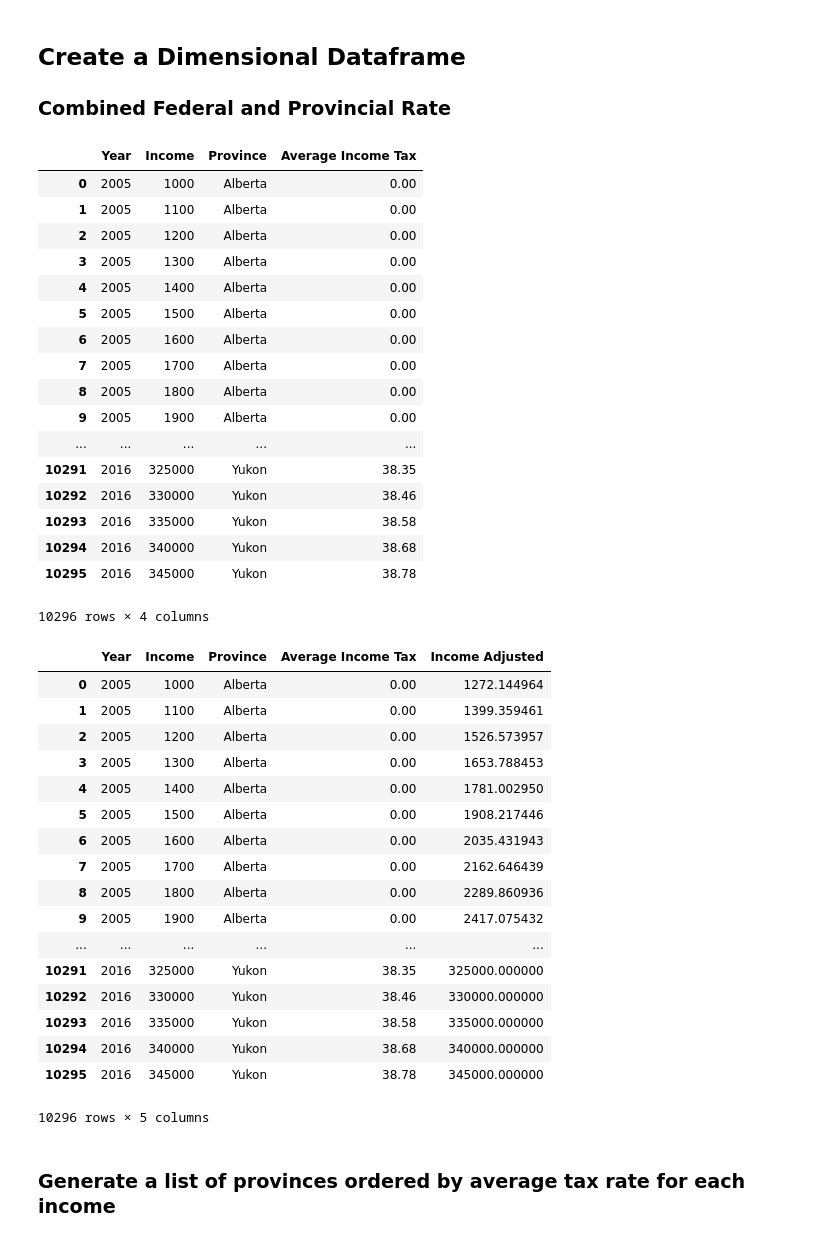
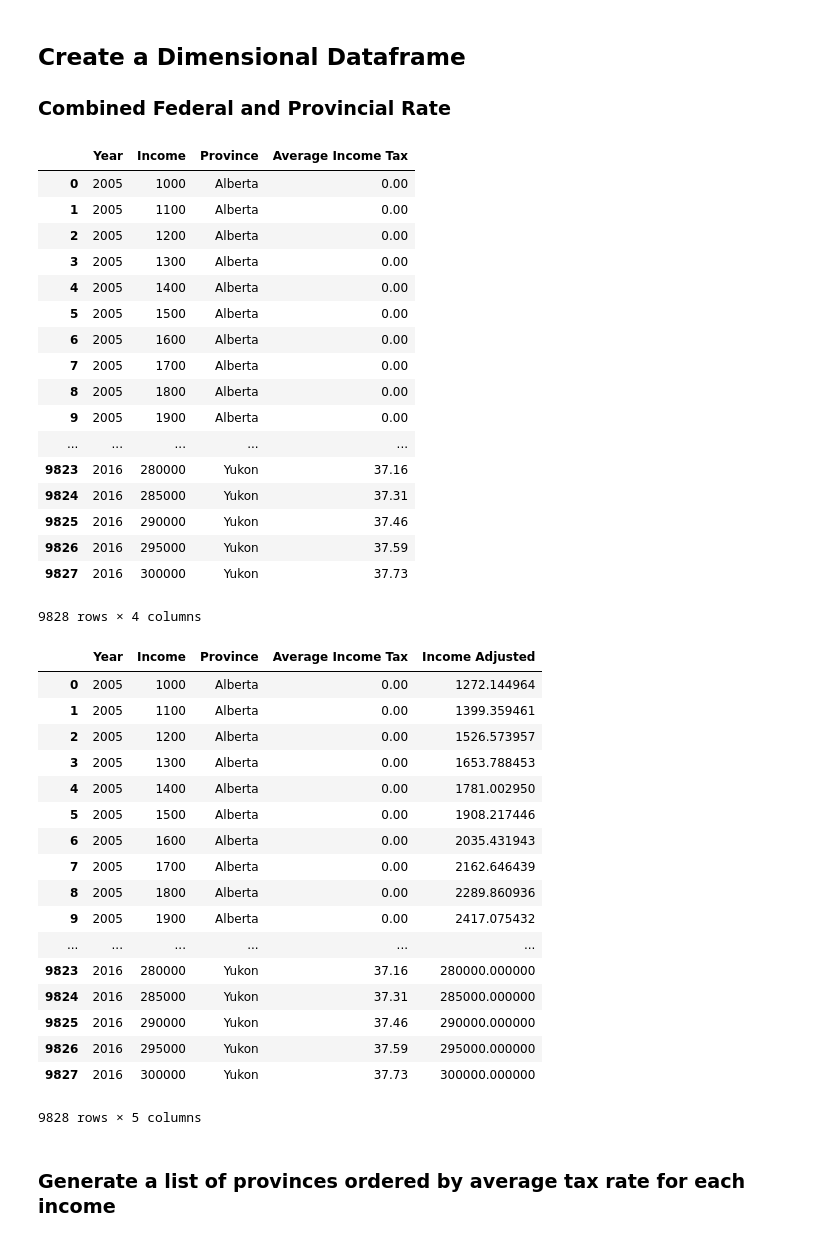
Before and after one commit to CitizensCode/CanadianIncomeTaxes, a Jupyter notebook: Canadian Tax Analysis.ipynb, the cells around one changed output. Cells and saved outputs as stored; diff of their text form; code cells hidden in the pictures.

```diff
--- a/Canadian Tax Analysis.ipynb
+++ b/Canadian Tax Analysis.ipynb
@@ -210,7 +210,7 @@ print qpip_amount
 from itertools import chain
 # Gets the average tax paid for a number of incomes for a given province in a given year
 def provAvgs(province, year_data, year):
-    incomeList = chain(range(1000, 10000, 100), range(10000, 60000, 1000), range(60000, 350000, 5000))
+    incomeList = chain(range(1000, 10000, 100), range(10000, 60000, 1000), range(60000, 305000, 5000))
     return [getAvgRate(province, income, year_data) for income in incomeList]
 # %%
 def processYear(year_data, year):
@@ -313,32 +260,32 @@ def createYearDfCombined(year):
 # %%
 years = ["2005", "2014", "2015", "2016"]
 array_of_dfs = []
 for year in years:
     avg_rates_combined = createYearDfCombined(year)
     df = pd.melt(avg_rates_combined, id_vars=["Year", "Income"], var_name="Province", value_name="Average Income Tax")
     array_of_dfs.append(df)
 merged_data = pd.concat(array_of_dfs, ignore_index=True, axis=0)
-# merged_data.to_csv(path_or_buf="./MiscData/AvgRatesCombined.csv", index=False)
+merged_data.to_csv(path_or_buf="./MiscData/AvgRatesCombined.csv", index=False)
 merged_data
 # %% [output]
 |  | Year | Income | Province | Average Income Tax |
 | 0 | 2005 | 1000 | Alberta | 0.00 |
 | 1 | 2005 | 1100 | Alberta | 0.00 |
 | 2 | 2005 | 1200 | Alberta | 0.00 |
 | 3 | 2005 | 1300 | Alberta | 0.00 |
 | 4 | 2005 | 1400 | Alberta | 0.00 |
 | 5 | 2005 | 1500 | Alberta | 0.00 |
 | 6 | 2005 | 1600 | Alberta | 0.00 |
 | 7 | 2005 | 1700 | Alberta | 0.00 |
 | 8 | 2005 | 1800 | Alberta | 0.00 |
 | 9 | 2005 | 1900 | Alberta | 0.00 |
 | ... | ... | ... | ... | ... |
-| 10291 | 2016 | 325000 | Yukon | 38.35 |
-| 10292 | 2016 | 330000 | Yukon | 38.46 |
-| 10293 | 2016 | 335000 | Yukon | 38.58 |
-| 10294 | 2016 | 340000 | Yukon | 38.68 |
-| 10295 | 2016 | 345000 | Yukon | 38.78 |
+| 9823 | 2016 | 280000 | Yukon | 37.16 |
+| 9824 | 2016 | 285000 | Yukon | 37.31 |
+| 9825 | 2016 | 290000 | Yukon | 37.46 |
+| 9826 | 2016 | 295000 | Yukon | 37.59 |
+| 9827 | 2016 | 300000 | Yukon | 37.73 |
-10296 rows × 4 columns
+9828 rows × 4 columns
 # %%
 bracket = {"2016": 45282, "2015": 44701, "2014": 43953, "2005": 35595}
 merged_data_adjusted = merged_data.copy()
@@ -362,12 +309,12 @@ merged_data_adjusted
 | 8 | 2005 | 1800 | Alberta | 0.00 | 2289.860936 |
 | 9 | 2005 | 1900 | Alberta | 0.00 | 2417.075432 |
 | ... | ... | ... | ... | ... | ... |
-| 10291 | 2016 | 325000 | Yukon | 38.35 | 325000.000000 |
-| 10292 | 2016 | 330000 | Yukon | 38.46 | 330000.000000 |
-| 10293 | 2016 | 335000 | Yukon | 38.58 | 335000.000000 |
-| 10294 | 2016 | 340000 | Yukon | 38.68 | 340000.000000 |
-| 10295 | 2016 | 345000 | Yukon | 38.78 | 345000.000000 |
+| 9823 | 2016 | 280000 | Yukon | 37.16 | 280000.000000 |
+| 9824 | 2016 | 285000 | Yukon | 37.31 | 285000.000000 |
+| 9825 | 2016 | 290000 | Yukon | 37.46 | 290000.000000 |
+| 9826 | 2016 | 295000 | Yukon | 37.59 | 295000.000000 |
+| 9827 | 2016 | 300000 | Yukon | 37.73 | 300000.000000 |
-10296 rows × 5 columns
+9828 rows × 5 columns
 # %% [markdown]
 ### Generate a list of provinces ordered by average tax rate for each income
 # %%
```
Also changed, not shown: parts of 11 cells of this notebook, 6 other files.
